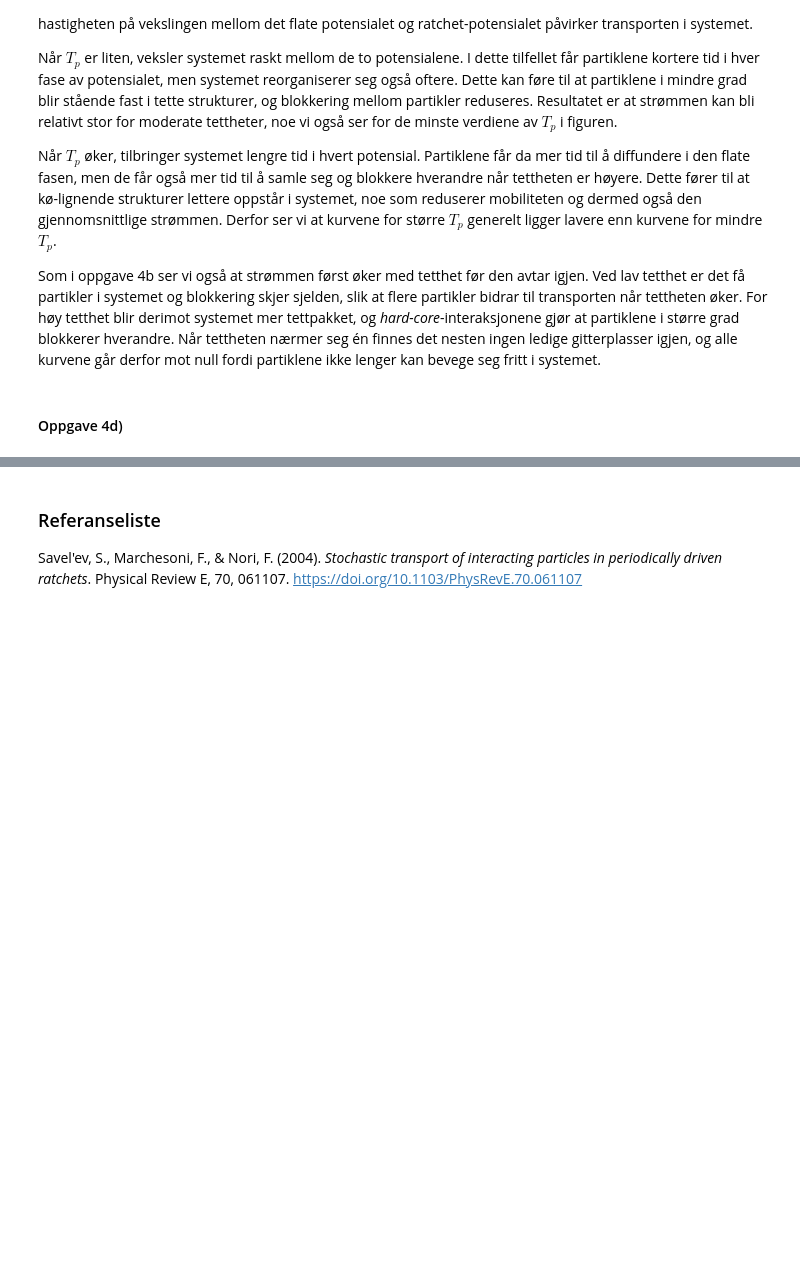
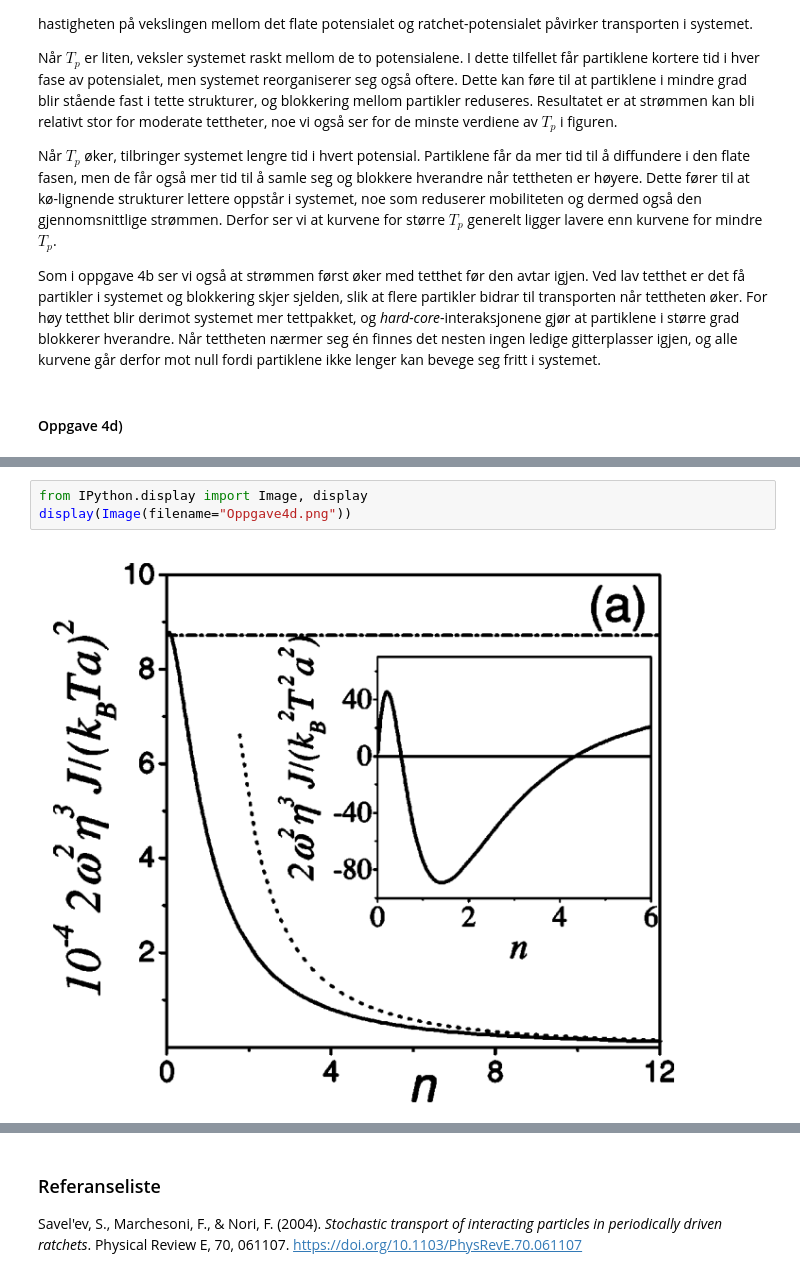
Before and after one commit to selmaberg05/TMA4320-Prosjekt2-gruppe-Andrihol-Emilyan-Selmahbe, a Jupyter notebook: Prosjekt2.ipynb, the cells around one changed output, grey strips where cells are left out. Cells and saved outputs as stored; diff of their text form; blank space fills up the shorter version.

```diff
--- a/Prosjekt2.ipynb
+++ b/Prosjekt2.ipynb
@@ -1285,0 +1282,5 @@ Resultatet skiller seg fra tilfellet der det ikke tas hensyn til at kun en parti
+# %%
+from IPython.display import Image, display
+display(Image(filename="Oppgave4d.png"))
+# %% [output]
+[figure, added]
```
Also changed, not shown: parts of 2 cells of this notebook.
